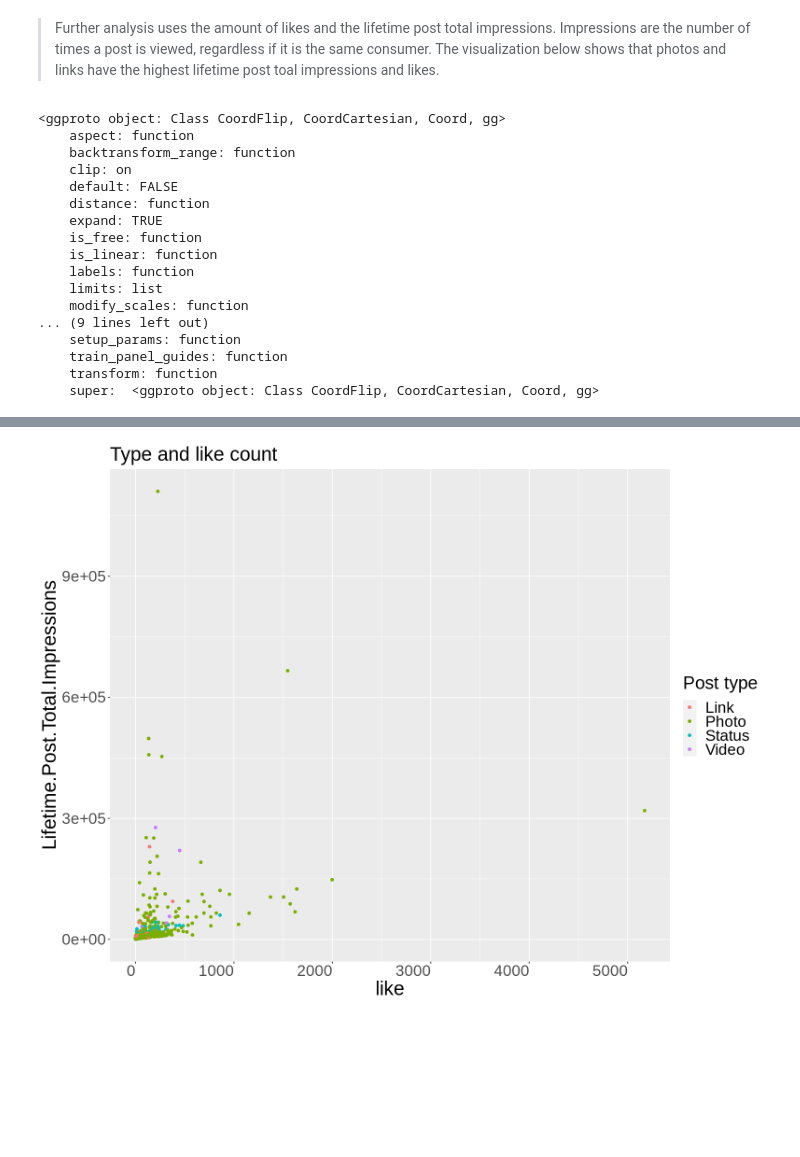
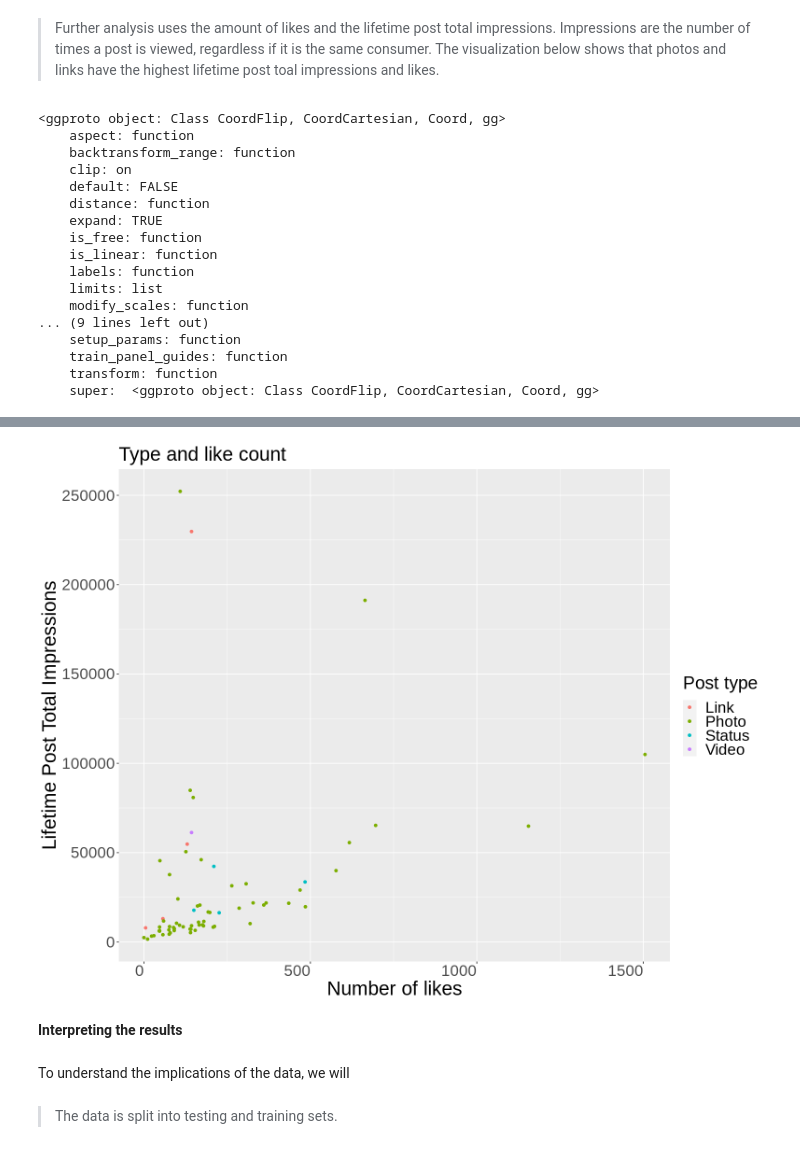
Before and after one commit to L-amat/project_proposal, a Jupyter notebook: 2-group_project_report/Group_project_report.ipynb, the cells around one changed output, grey strips where cells are left out. Drawn from its saved outputs; the diff is of its cells as text; code cells hidden in the pictures; blank space fills up the shorter version.

```diff
--- a/2-group_project_report/Group_project_report.ipynb
+++ b/2-group_project_report/Group_project_report.ipynb
@@ -127,12 +117,13 @@ fb_recipe <- fb_recipe %>%
 >Further analysis uses the amount of likes and the lifetime post total impressions. Impressions are the number of times a post is viewed, regardless if it is the same consumer. The visualization below shows that photos and links have the highest lifetime post toal impressions and likes.
 # %%
 most_interactions <- fb_data %>%                                      #plot of interactions and post type vs day
+    filter(Lifetime.Post.Total.Impressions < 300000) %>%
     ggplot(aes(x = like,
                  y = Lifetime.Post.Total.Impressions,
                  colour = Type)) +
-    geom_point() +                                     #graph titles
-    ylab("Lifetime.Post.Total.Impressions") +
-    xlab("like") +
+    geom_point() +                                                    #graph titles
+    ylab("Lifetime Post Total Impressions") +
+    xlab("Number of likes") +
     labs(colour = "Post type") +
     ggtitle("Type and like count") +
     theme(axis.text = element_text(size = 20,                         #font sizes
@@ -141,7 +132,7 @@ most_interactions <- fb_data %>%                                      #plot of i
          axis.title = element_text(size = 25),
          legend.text = element_text(size = 20),
          legend.title = element_text(size = 23)) +
-            scale_fill_brewer(palette = 'PRGn')
+            scale_fill_brewer(palette = 'Dark2')
     coord_flip()
 most_interactions
 # %% [output]
@@ -167,3 +156,9 @@ Warning message:
-[figure, old version]
+[figure, new version]
+# %% [markdown]
+**Interpreting the results**
+# %% [markdown]
+To understand the implications of the data, we will
+# %% [markdown]
+>The data is split into testing and training sets.
 # %%
 fb_split <- initial_split(fb_data,
```
Also changed, not shown: parts of 20 cells of this notebook, 1 other file.
